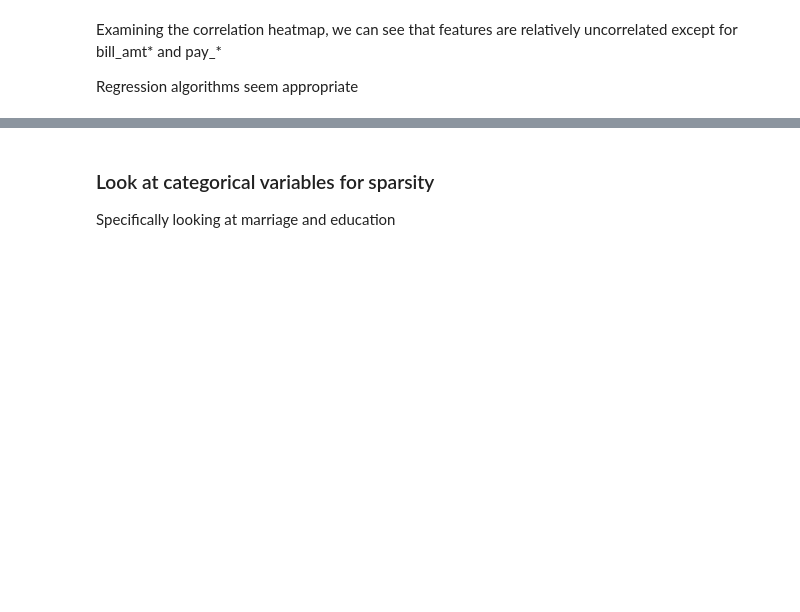
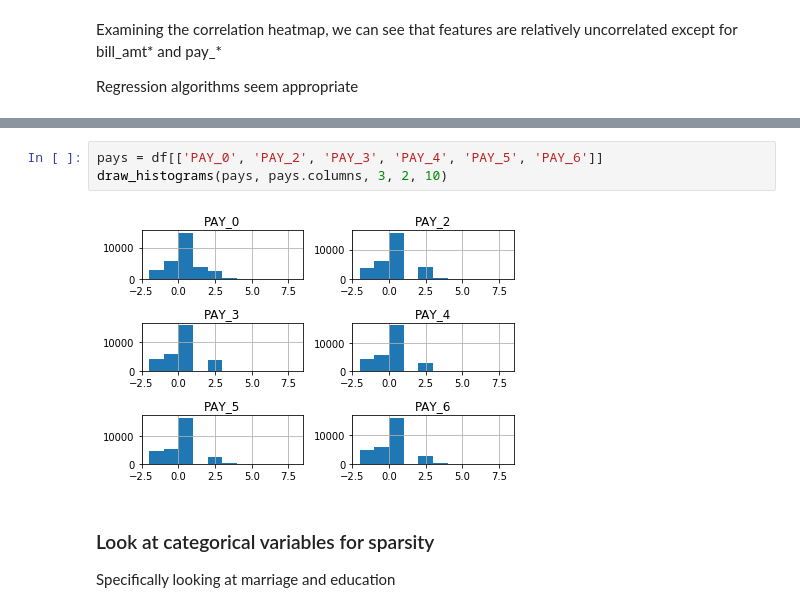
Before and after one commit to ewonguoft/flatiron_project, a Jupyter notebook: Predicting defaults in credit cards.ipynb, the cells around one changed output, grey strips where cells are left out. Cells and saved outputs as stored; diff of their text form; blank space fills up the shorter version.

```diff
--- a/Predicting defaults in credit cards.ipynb
+++ b/Predicting defaults in credit cards.ipynb
@@ -83,3 +120,8 @@ plt.show();
+# %%
+pays = df[['PAY_0', 'PAY_2', 'PAY_3', 'PAY_4', 'PAY_5', 'PAY_6']]
+draw_histograms(pays, pays.columns, 3, 2, 10)
+# %% [output]
+[figure, added]
 # %% [markdown]
 ### Look at categorical variables for sparsity
 
```
Also changed, not shown: parts of 20 cells of this notebook.
